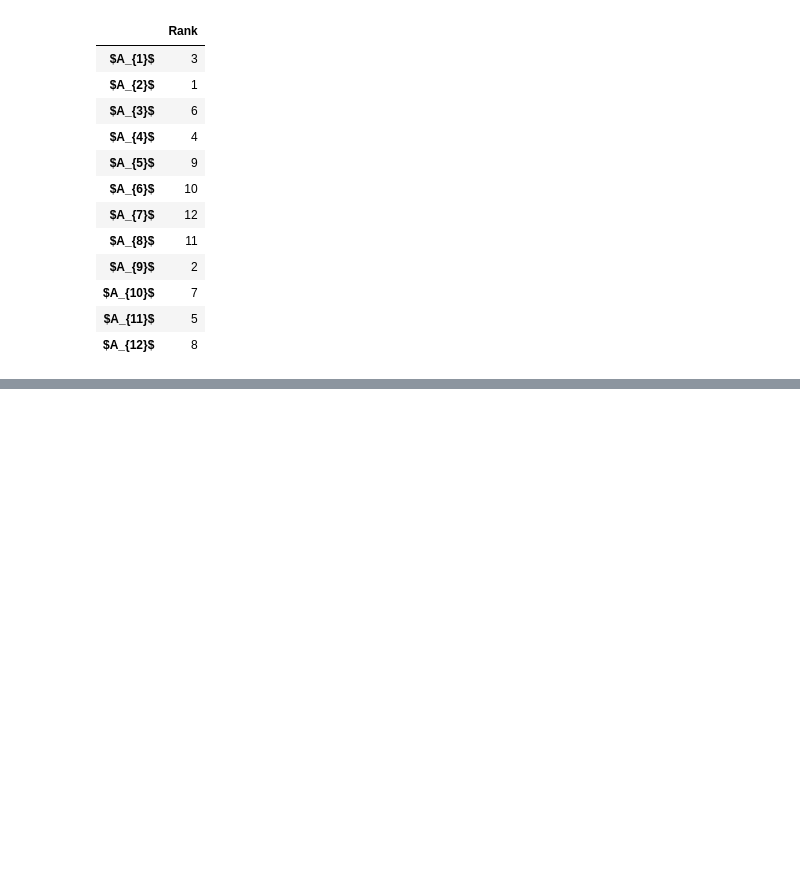
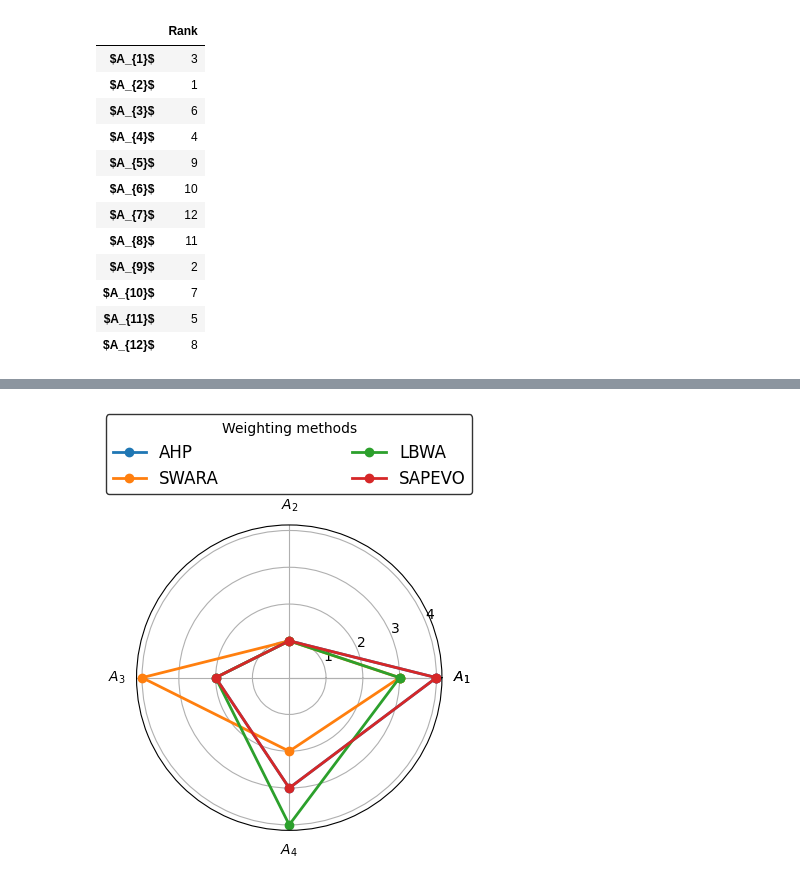
Before and after one commit to energyinpython/crispyn, a Jupyter notebook: docs/example.ipynb, the cells around one changed output, grey strips where cells are left out. Drawn from its saved outputs; the diff is of its cells as text; code cells hidden in the pictures; blank space fills up the shorter version.

```diff
--- a/docs/example.ipynb
+++ b/docs/example.ipynb
@@ -562,0 +887,17 @@ rank_scores_df
+# %%
+weighting_methods_names = ['AHP', 'SWARA', 'LBWA', 'SAPEVO']
+weights_list = [weights_ahp, weights_swara, weights_lbwa, weights_sapevo]
+
+# MCDA assessment
+# dataframe for alternatives
+alts = [r'$A_{' + str(j) + '}$' for j in range(1, matrix.shape[0] + 1)]
+df_prefs = pd.DataFrame(index = alts)
+df_ranks = pd.DataFrame(index = alts)
+
+vikor = VIKOR()
+for el, weights in enumerate(weights_list):
+    pref = vikor(matrix, weights, types)
+    rank = rank_preferences(pref, reverse=False)
+
+    df_prefs[weighting_methods_names[el]] = pref
+    df_ranks[weighting_methods_names[el]] = rank
@@ -562,0 +920,4 @@ rank_scores_df
+# %%
+plot_radar(df_ranks)
+# %% [output]
+[figure, added]
```
Also changed, not shown: parts of 29 cells of this notebook, 42 other files.
